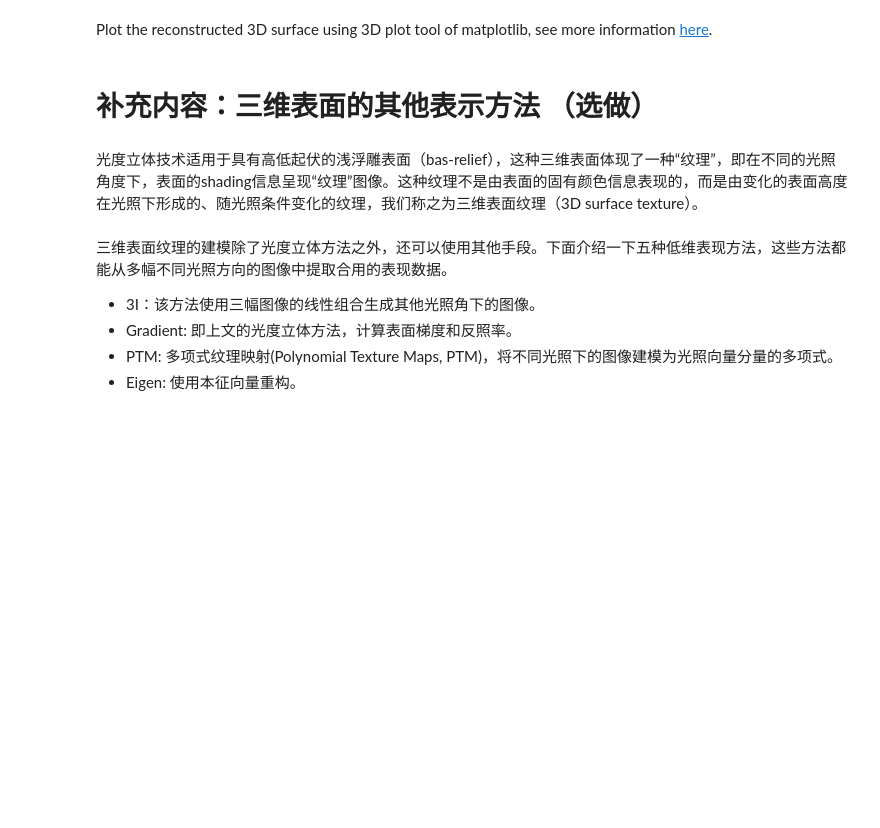
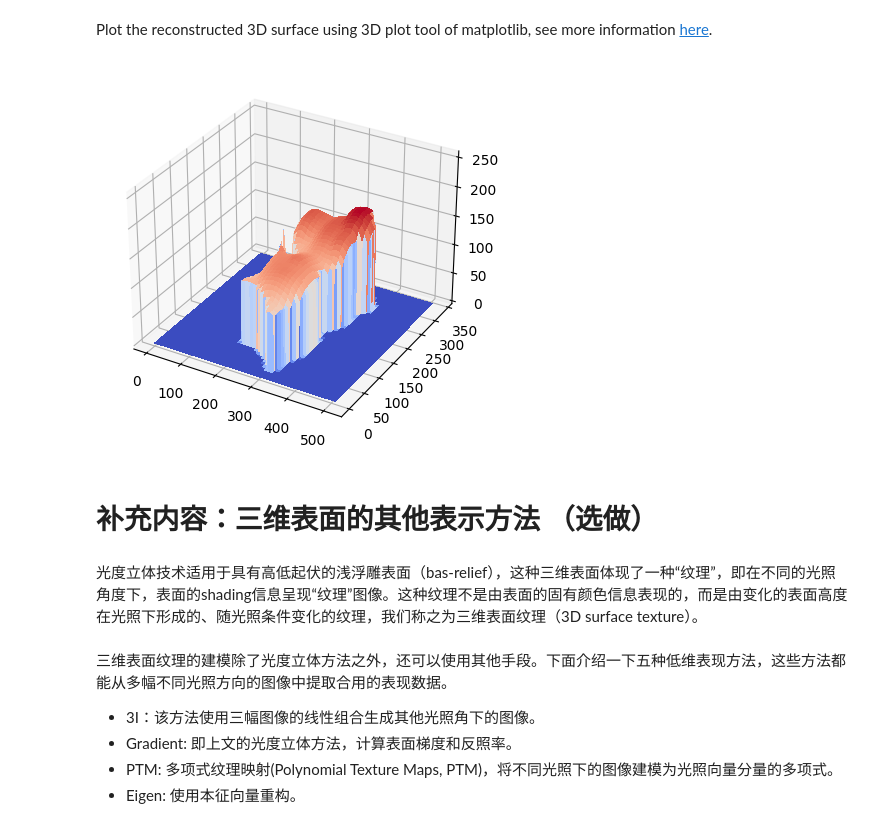
Before and after one commit to DIY-Z/CV-PG-HW-4, a Jupyter notebook: PhotometricStereo.ipynb, the cells around one changed output. Cells and saved outputs as stored; diff of their text form; code cells hidden in the pictures; blank space fills up the shorter version.

```diff
--- a/PhotometricStereo.ipynb
+++ b/PhotometricStereo.ipynb
@@ -332,14 +340,21 @@ Plot the reconstructed 3D surface using 3D plot tool of matplotlib, see more inf
 # %%
 # TODO: plot the 3D surface
 import matplotlib.pyplot as plt
 from matplotlib import cm
 
-fig = plt.figure()
-ax = fig.gca(projection='3d')
+fig, ax = plt.subplots(subplot_kw={"projection":"3d"})
+
+X, Y = Z.shape
+X = np.arange(X)
+Y = np.arange(Y)
+X, Y = np.meshgrid(Y, X)
 
 # Plot the surface.
 surf = ax.plot_surface(X, Y, Z, cmap=cm.coolwarm,
                        linewidth=0, antialiased=False)
+plt.show()
+# %% [output]
+[figure, added]
 # %% [markdown]
 # 补充内容：三维表面的其他表示方法 （选做）
 # %% [markdown]
```
Also changed, not shown: parts of 2 cells of this notebook.
